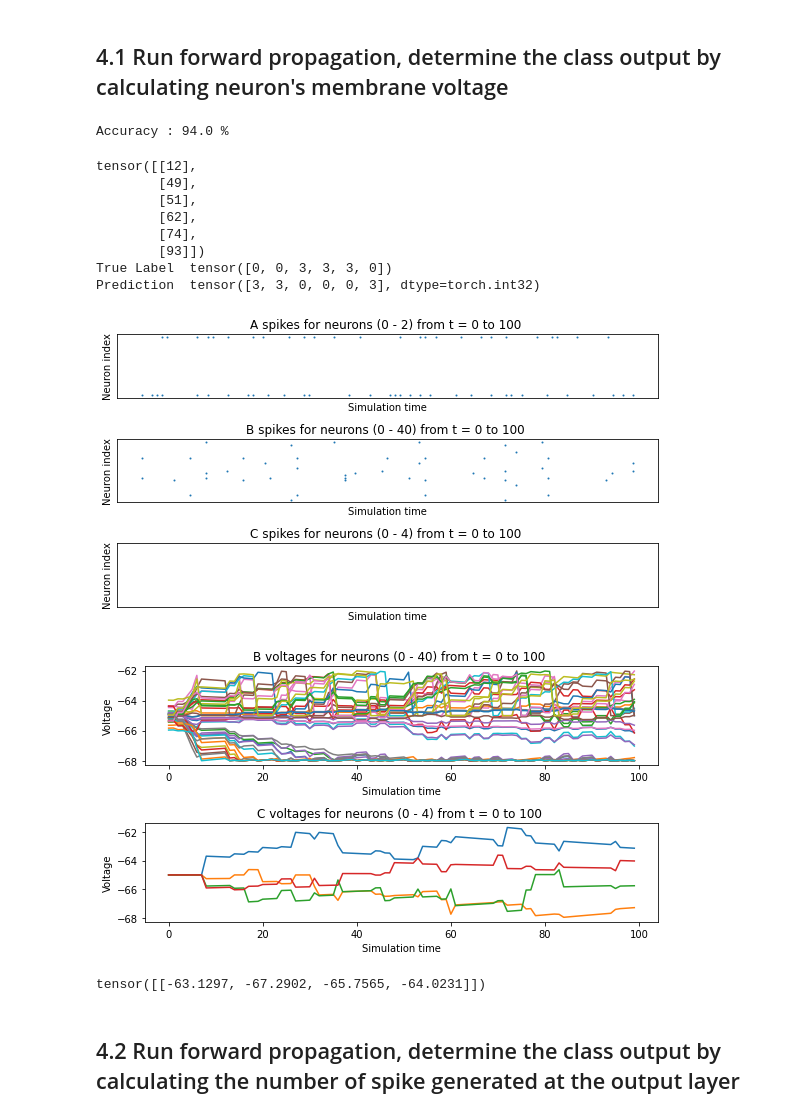
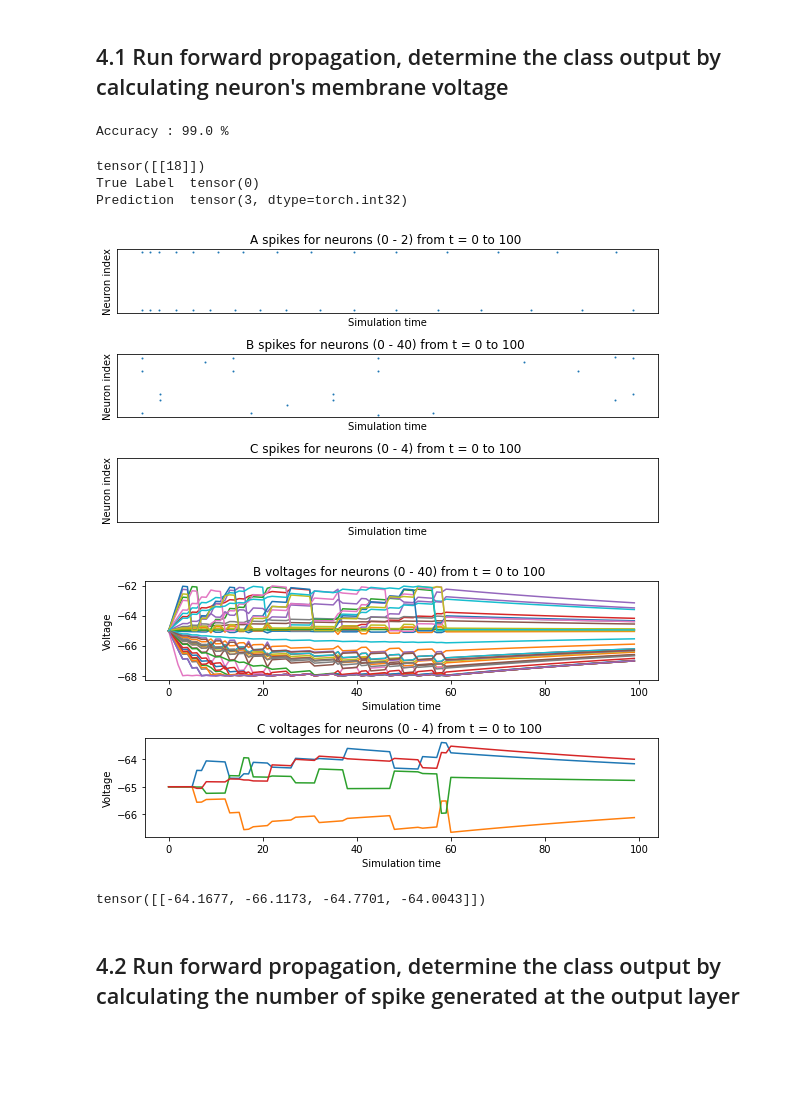
Before and after one commit to aravsi77/spiking_neural_network_thesis, a Jupyter notebook: modulation_class_snn_enabling_sbp.ipynb, the cells around one changed output. Cells and saved outputs as stored; diff of their text form; code cells hidden in the pictures; blank space fills up the shorter version.

Commit message:
implemented new spike rate encoding

```diff
--- a/modulation_class_snn_enabling_sbp.ipynb
+++ b/modulation_class_snn_enabling_sbp.ipynb
@@ -76,5 +76,35 @@ def aux_spike_activity(spike, ref_spike,tmp = 100,T=100,isPlot = True):
         plt.show()
     # return the last value of accum spike activity
     return xk[-1,:]
+
+def encode_increase_sr(datum: torch.Tensor, time: int, dt: float = 1.0)-> torch.Tensor:
+    '''
+    input : rate, spike rate (number of spike per second)
+    input : time, length of spike train
+    return : tensor with dimension [nk,ni]
+    '''
+    assert (datum >= 0).all(), "Inputs must be non-negative"
+    #check if the datum is less than number of bins
+    #if (datum.all() < time)
+
+    # Get shape and size of data.
+    shape, size = datum.shape, datum.numel()
+    datum = datum.flatten()
+    time = int(time / dt)
+
+    spike_cr = torch.zeros(time,size).byte() #spike train
+    dist_max = np.round(time/datum)
+    #distance between spike
+    dist_incr = dist_max / datum
+    #print(dist_incr)
+    #print(dist_max)
+
+    for i,val in enumerate(dist_incr):
+        idx_sp = torch.arange(datum[i].item() + 1) * val#spike index
+        idx_sp = np.ceil(idx_sp)
+        times = torch.cumsum(idx_sp,dim=0)
+        spike_cr[times.long(),i]=1
+
+    return spike_cr.view(time,*shape)
 # %% [markdown]
 ## 1. Build the SNNs to carry out the task of Amplitude Modulation detection
@@ -194,7 +232,7 @@ psk = [ np.exp( 1j * 2 * np.pi * m / M + 1j * np.pi / M ) for m in range( M ) ]
 # %%
 
 #define the noise power
-SNR_dB = 15 # the SNR Value in dB
+SNR_dB = 18 # the SNR Value in dB
 sigma2_n = 1**2 * 10**( - SNR_dB / 10 ) # get the noise variance
 
 c = np.zeros(N_samples) + 1j*np.zeros(N_samples)
@@ -242,7 +299,7 @@ network.layers["B"].reset_state_variables() #reset neuron internal voltage
 #convert all the amplitude data into the spike rate
 mod_type = "cplx"
 
-max_rate = 400 #maximum rate in Hz
+max_rate = 20 #maximum rate in Hz poisson 400
 rate = torch.zeros(z.shape)
 input_data = torch.zeros(N_samples*Time,nodes[0],device=device)
 
@@ -255,7 +312,8 @@ for i,val in enumerate(z):
     if (mod_type=="cplx"):
         rate = torch.tensor([[(np.real(val)+1.5)*max_rate],[(np.imag(val)+1.5)*max_rate]]).squeeze()
         #convert into poisson distributed spike train
-        input_data[i*Time:(i*Time)+Time,:] = encoding.poisson(datum=rate.int(),time=Time)
+        #input_data[i*Time:(i*Time)+Time,:] = encoding.poisson(datum=rate.int(),time=Time)
+        input_data[i*Time:(i*Time)+Time,:] = encode_increase_sr(datum=rate.int(),time=Time)
     else:
         rate = torch.tensor([[val*max_rate],[(2*M-val)*max_rate]]).squeeze() #convert amplitude to spike rate
         #convert into poisson distributed spike train
@@ -337,8 +395,8 @@ the following are the procedure to do Backpropagation Algorithm <br>
 dt = torch.linspace(0,Time-1,Time) #the time axis
 ref_spike = torch.exp(-dt/tau_m).to(device) ##spike referrence
 
-num_epoch = 125 #number of epochs
-learn_rate = 0.06 #the learning rate
+num_epoch = 25 #number of epochs
+learn_rate = 0.02 #the learning rate
 L = torch.zeros(num_epoch)
 l = torch.zeros(N_samples)
 ACC = torch.zeros(num_epoch)
@@ -453,6 +513,8 @@ saved success !
 # %%
 #set the membrane voltage threshold
 network.layers["C"].thresh = -10 * torch.ones(nodes[2])
+network.layers["C"].reset_state_variables()
+network.layers["B"].reset_state_variables()
 
 #run the final prediction
 y_pred_run = torch.zeros(N_samples)
@@ -481,7 +543,7 @@ for j in range(N_samples):
     #print(a_out)
     y_pred_run[j] = torch.argmax(a_out)
     #print(y_pred_run[j])
-    #print(torch.abs(a_out-torch.max(a_out)))
+    #print(torch.abs(a_otrainut-torch.max(a_out)))
     #reset state variables
 
     #plot all output layer's voltage when classification is correct
@@ -499,8 +561,10 @@ for j in range(N_samples):
 #calculate accuracy
 accr = (torch.sum(y_pred_run==s)*100/N_samples)
 print("Accuracy : "+str(accr.item())+" % ")
+#acc_train_v.append(accr)
+#print(acc_train_v)
 # %% [output]
-Accuracy : 94.0 %
+Accuracy : 99.0 %
 # %%
 #check the dataset where misclassification happened
 idx = (y_pred_run == s)
@@ -510,41 +574,36 @@ print(idx_mis)
 print('True Label ',s[idx_mis].squeeze()) #training sample
 print('Prediction ',y_pred_run[idx_mis].squeeze().int())#predicted by the network#
 # %% [output]
-tensor([[12],
-        [49],
-        [51],
-        [62],
-        [74],
-        [93]])
-True Label  tensor([0, 0, 3, 3, 3, 0])
-Prediction  tensor([3, 3, 0, 0, 0, 3], dtype=torch.int32)
+tensor([[18]])
+True Label  tensor(0)
+Prediction  tensor(3, dtype=torch.int32)
 # %%
 #plot the spike activity and membrane voltage of the misclassified dataset
 #reset state variables
 network.layers["C"].reset_state_variables()
 network.layers["B"].reset_state_variables()
 
-j = idx_mis[1]
+j = idx_mis[0]
 inputs = {"A":input_data[j*Time:(j*Time)+Time,:]}
 network.run(inputs=inputs,time=Time)
 #fetch the spikes and voltage value
 spikes = {
         "A": network.monitors['A'].get('s'),
         "B": network.monitors['B'].get("s"),
         "C": network.monitors['C'].get("s"),
     }
 voltages = {"B": network.monitors['B'].get("v"),
                 "C": network.monitors['C'].get("v")}
 plt.ioff()
 plot_spikes(spikes)
 plot_voltages(voltages, plot_type="line")
 plt.show()
 
 print(voltages["C"][99,:,:])
 # %% [output]
-[figure, old version]
+[figure, new version]
-[figure, old version]
+[figure, new version]
-tensor([[-63.1297, -67.2902, -65.7565, -64.0231]])
+tensor([[-64.1677, -66.1173, -64.7701, -64.0043]])
 # %% [markdown]
 ## 4.2 Run forward propagation, determine the class output by calculating the number of spike generated at the output layer
 # %%
```
Also changed, not shown: parts of 27 cells of this notebook.
